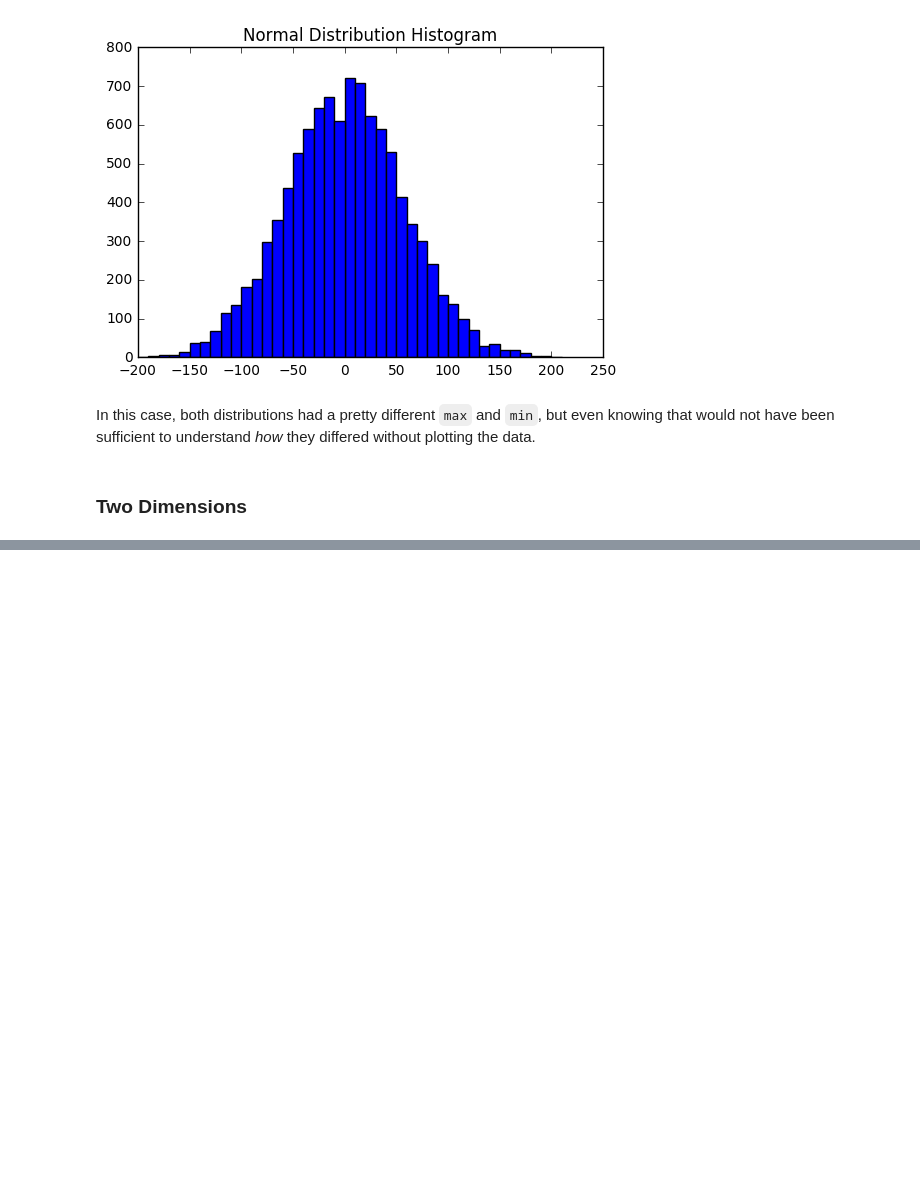
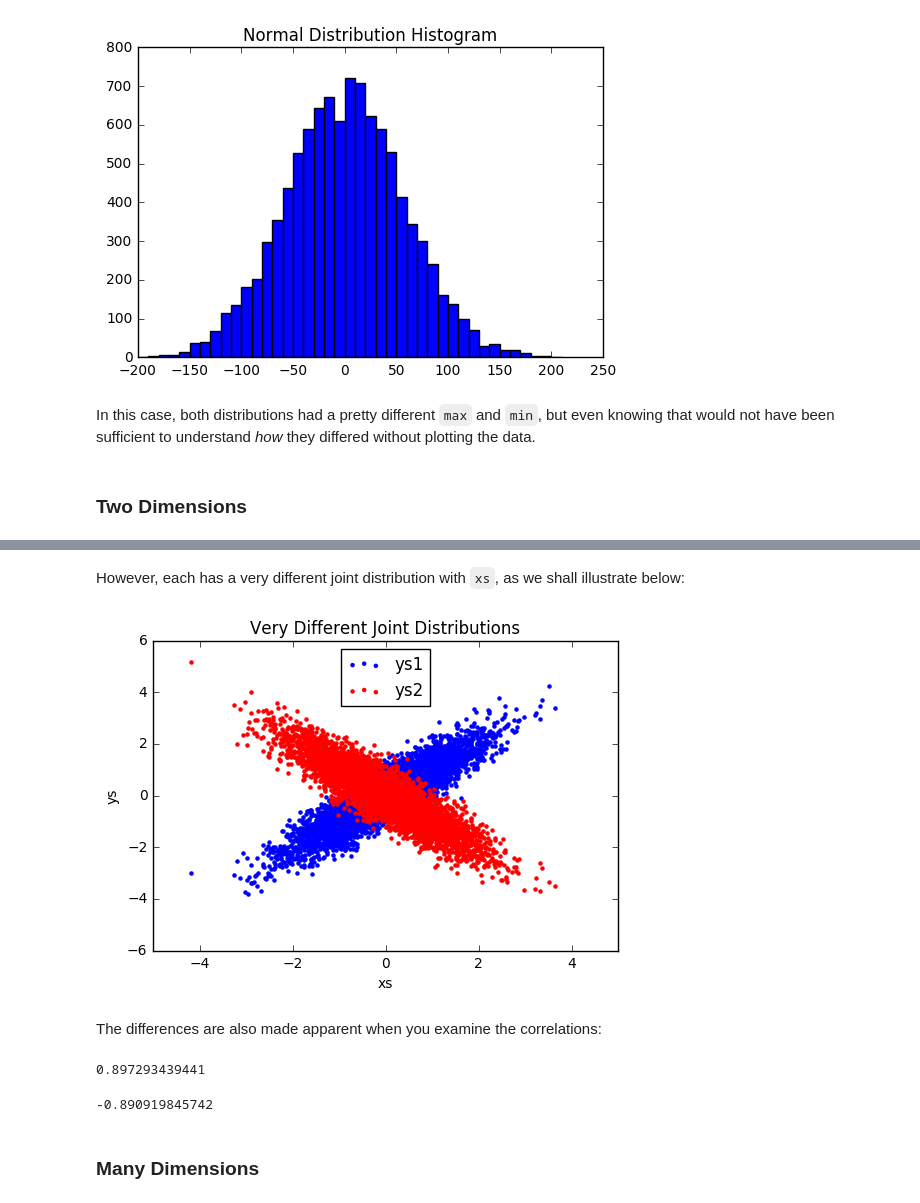
Before and after one commit to bgroveben/DataScienceFromScratch, a Jupyter notebook: 10_Chapter_Working_With_Data.ipynb, the cells around one changed output, grey strips where cells are left out. Cells and saved outputs as stored; diff of their text form; code cells hidden in the pictures; blank space fills up the shorter version.

```diff
--- a/10_Chapter_Working_With_Data.ipynb
+++ b/10_Chapter_Working_With_Data.ipynb
@@ -56,0 +79,26 @@ In this case, both distributions had a pretty different `max` and `min`, but eve
+# %% [markdown]
+However, each has a very different joint distribution with `xs`, as we shall illustrate below:
+# %%
+plt.scatter(xs, ys1, marker='.', color='blue', label='ys1')
+plt.scatter(xs, ys2, marker='.', color='red', label='ys2')
+plt.xlabel('xs')
+plt.ylabel('ys')
+plt.legend(loc=9)
+plt.title("Very Different Joint Distributions")
+plt.show()
+# %% [output]
+[figure, added]
+# %% [markdown]
+The differences are also made apparent when you examine the correlations:
+# %%
+from statistics import correlation
+
+print correlation(xs, ys1)
+# %% [output]
+0.897293439441
+# %%
+print correlation(xs, ys2)
+# %% [output]
+-0.890919845742
+# %% [markdown]
+### Many Dimensions
```
Also changed, not shown: parts of 6 cells of this notebook, 3 other files.
